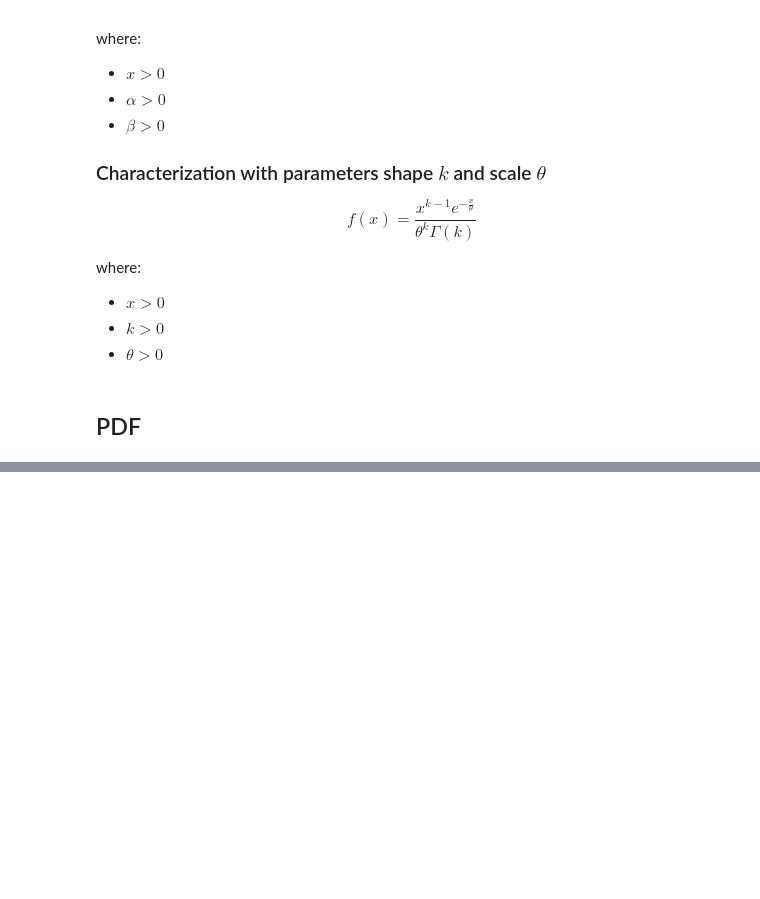
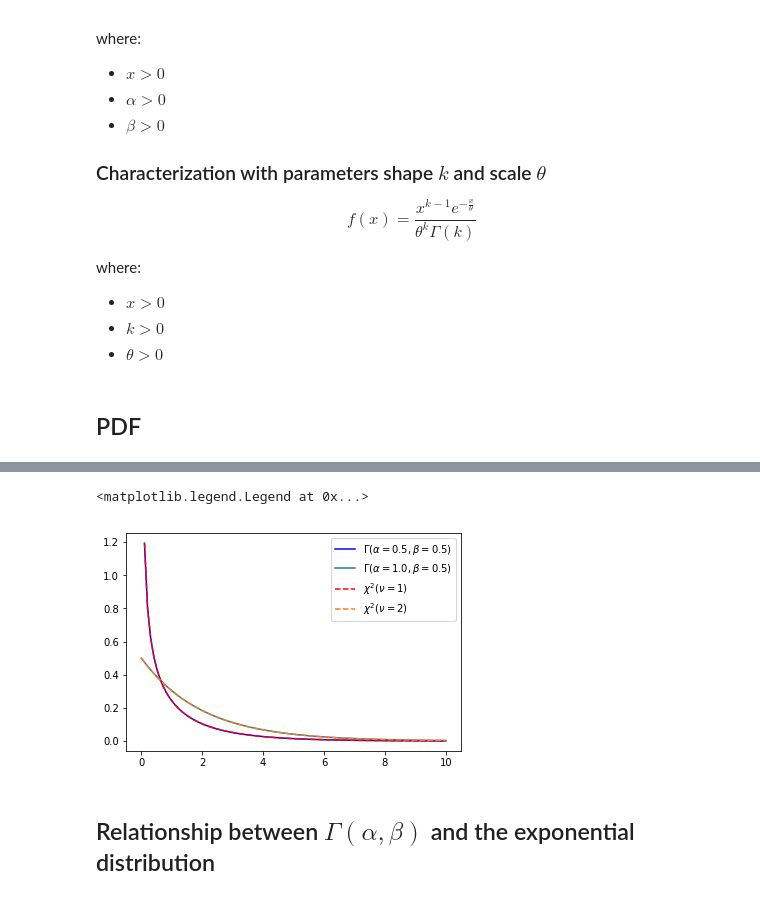
Before and after one commit to denglert/statistics-sandbox, a Jupyter notebook: distributions/gamma/gamma_distribution.ipynb, the cells around one changed output, grey strips where cells are left out. Drawn from its saved outputs; the diff is of its cells as text; code cells hidden in the pictures; blank space fills up the shorter version.

```diff
--- a/distributions/gamma/gamma_distribution.ipynb
+++ b/distributions/gamma/gamma_distribution.ipynb
@@ -96,0 +125,19 @@ a.set_ylim(0.0, 2.0)
+# %%
+x = np.linspace(0.0, 10.0, 100)
+pdf_chi2_df1 = scipy.stats.chi2.pdf(x, df=1)
+pdf_chi2_df2 = scipy.stats.chi2.pdf(x, df=2)
+pdf_chi2_df3 = scipy.stats.chi2.pdf(x, df=3)
+pdf_gamma_a = scipy.stats.gamma.pdf(x, a=0.5, scale=1.0/0.5)
+pdf_gamma_b = scipy.stats.gamma.pdf(x, a=1.0, scale=1.0/0.5)
+# %%
+f,a = plt.subplots()
+a.plot(x, pdf_gamma_a, label=r'$\Gamma(\alpha=0.5, \beta=0.5)$', c='b', linestyle='-')
+a.plot(x, pdf_gamma_b, label=r'$\Gamma(\alpha=1.0, \beta=0.5)$')
+a.plot(x, pdf_chi2_df1, label=r'$\chi^{2}(\nu=1)$', linestyle='--', c='r')
+a.plot(x, pdf_chi2_df2, label=r'$\chi^{2}(\nu=2)$', linestyle='--')
+a.legend()
+# %% [output]
+<matplotlib.legend.Legend at 0x...>
+[figure, added]
+# %% [markdown]
+## Relationship between $\Gamma(\alpha,\beta)$ and the exponential distribution
```
Also changed, not shown: parts of 11 cells of this notebook, 1 other file.
